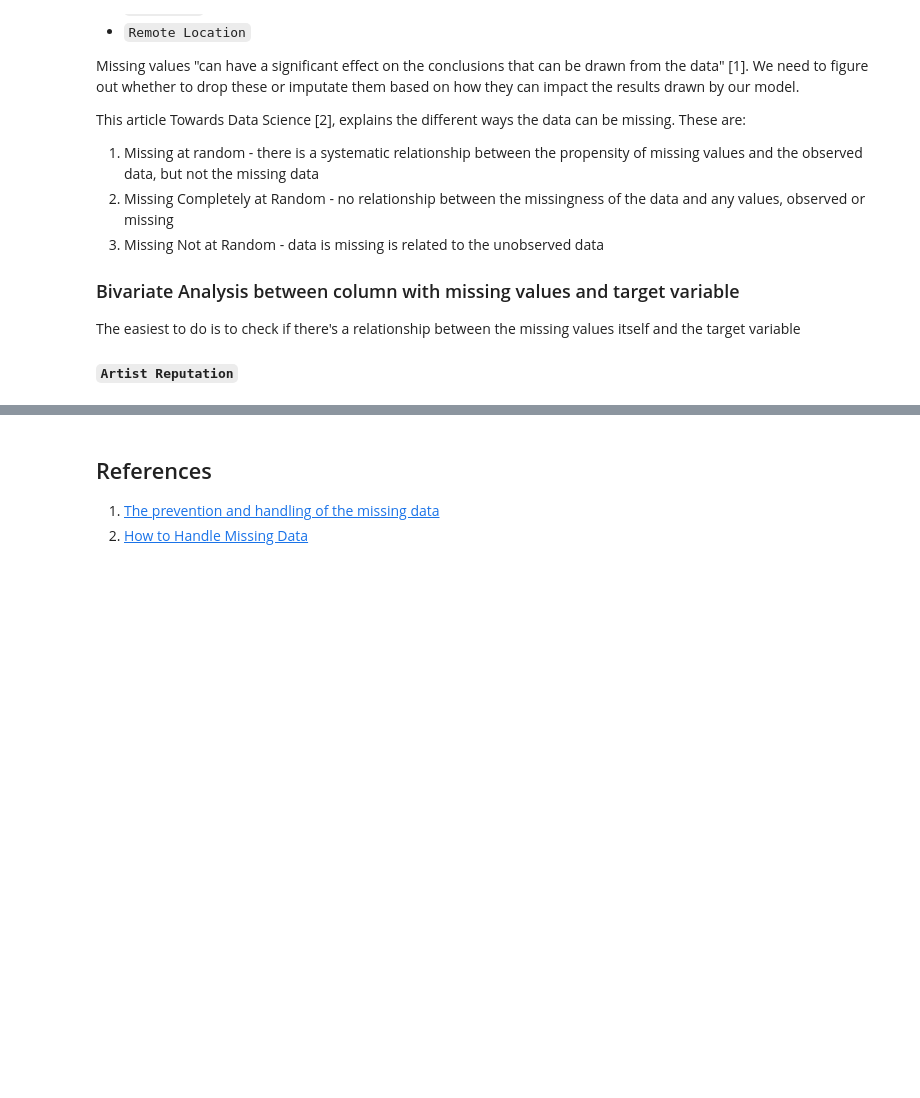
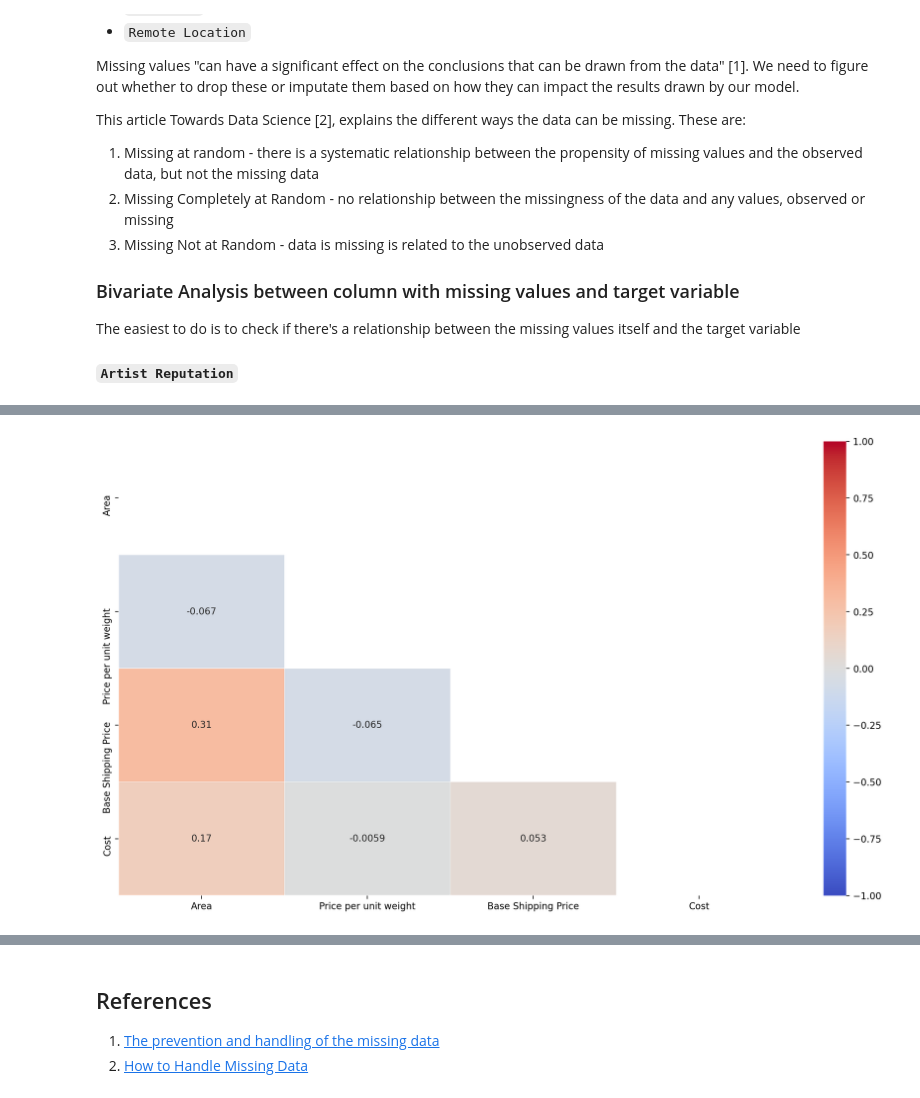
Before and after one commit to jacob5412/HackerEarth-Exhibit-Art, a Jupyter notebook: EDA-2.ipynb, the cells around one changed output, grey strips where cells are left out. Saved outputs shown, nothing was run; the diff lists cells and outputs as text; code cells hidden in the pictures; blank space fills up the shorter version.

```diff
--- a/EDA-2.ipynb
+++ b/EDA-2.ipynb
@@ -62,0 +94,2 @@ The easiest to do is to check if there's a relationship between the missing valu
+# %%
+train_df["Area"] = train_df["Height"] * train_df["Width"]
@@ -62,0 +100,2 @@ The easiest to do is to check if there's a relationship between the missing valu
+# %%
+train_df["Price per unit weight"] = train_df["Price Of Sculpture"] / train_df["Weight"]
@@ -62,0 +104,20 @@ The easiest to do is to check if there's a relationship between the missing valu
+# %%
+plt.figure(figsize=(16, 9), dpi=200)
+corr_plot = train_df[
+    ["Area", "Price per unit weight", "Base Shipping Price", "Cost"]
+].corr()
+mask = np.zeros_like(corr_plot, dtype=bool)
+mask[np.triu_indices_from(mask)] = True
+sns.heatmap(
+    corr_plot,
+    square=False,
+    linewidth=0.1,
+    vmin=-1,
+    vmax=1,
+    cmap="coolwarm",
+    annot=True,
+    mask=mask,
+)
+plt.show()
+# %% [output]
+[figure, added]
```
Also changed, not shown: parts of 9 cells of this notebook, 1 other file.
